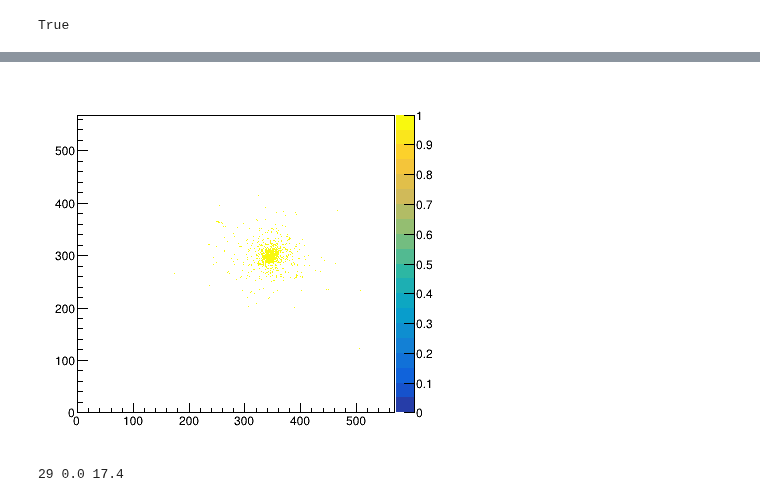
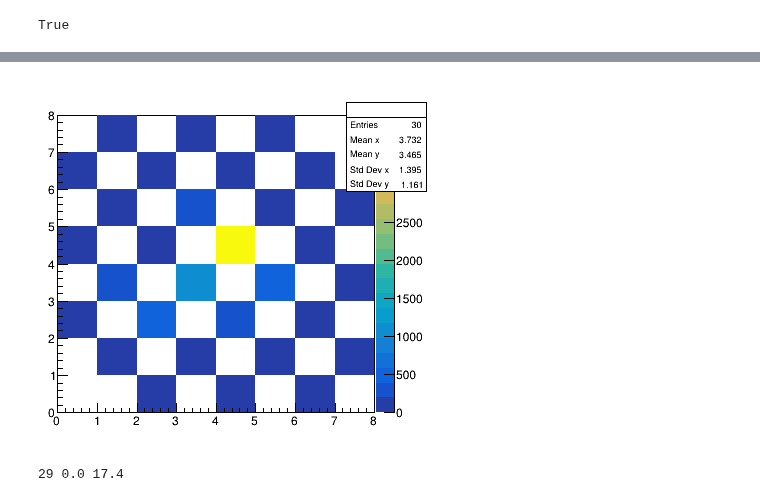
Before and after one commit to mollyhjorthjensen/DREAM, a Jupyter notebook: Analysis/validation.ipynb, the cells around one changed output, grey strips where cells are left out. Cells and saved outputs as stored; diff of their text form; code cells hidden in the pictures.

```diff
--- a/Analysis/validation.ipynb
+++ b/Analysis/validation.ipynb
@@ -539,5 +539,8 @@ for s, v in zip(['electron_10GeV', 'electron_40GeV'], ["Scnt", "Ckov"]):
     rdf_profile[s] = rdf_profile[s].Define(f"{v}_j", f"getNj(VecIndex{v}, VoxelsAlongY)")
     rdf_profile[s] = rdf_profile[s].Define(f"{v}_x", f"{v}_j-VecShower{v}CoMj.at(0)")
     rdf_profile[s] = rdf_profile[s].Define(f"{v}_y", f"{v}_i-VecShower{v}CoMi.at(0)")
+#     rdf_profile[s] = rdf_profile[s].Define(f"{v}_norm", f"VecSignal{v}_corr/Sum(VecSignal{v}_corr)")
+    rdf_profile[s] = rdf_profile[s].Define(f"{v}_norm", f"RVec<double>(VecSignal{v})/Sum(VecSignal{v})")
     rdf_profile[s] = rdf_profile[s].Define(f"{v}_r_mm", f"1.5*getRadialDistance({v}_x, {v}_y)")
     rdf_profile[s] = rdf_profile[s].Define(f"{v}_radialProfile", f"getRadialProfile({v}_r_mm, VecSignal{v}_cal, xbins)")
+#     rdf_profile[s] = rdf_profile[s].Define(f"{v}_radialProfile", f"getRadialProfile({v}_r_mm, VecSignal{v}_corr, xbins)")
@@ -549,11 +561,16 @@ df = rdf_profile['electron_10GeV'].Range(1).AsNumpy()
 # %%
 c7 = ROOT.TCanvas("c7", "c7", 400, 400)
-model = ("", "", 568, 0., 568., 568, 0., 568.)
-h = rdf_profile['electron_10GeV'].Range(1).Histo2D(model, "Scnt_j", "Scnt_i")
+# model = ("", "", 568, 0., 568., 568, 0., 568.)
+model = ("", "", 8, 0., 8., 8, 0., 8.)
+h = rdf_profile['electron_10GeV'].Range(16,17).Histo2D(model, "Scnt_j", "Scnt_i", "VecSignalScnt_cal")
+# h = rdf_profile['electron_10GeV'].Range(16,17).Histo2D(model, "Scnt_j", "Scnt_i", "VecSignalScnt_corr")
+ROOT.gStyle.SetOptStat(1)
+c7.SetRightMargin(0.15)
+c7.SetLeftMargin(0.05)
 h.Draw("COLZ")
 c7.Draw()
 # %% [output]
-[figure, old version]
+[figure, new version]
 # %%
 binwidth = 0.6
 xlow = 0.
```
Also changed, not shown: parts of 10 cells of this notebook.
